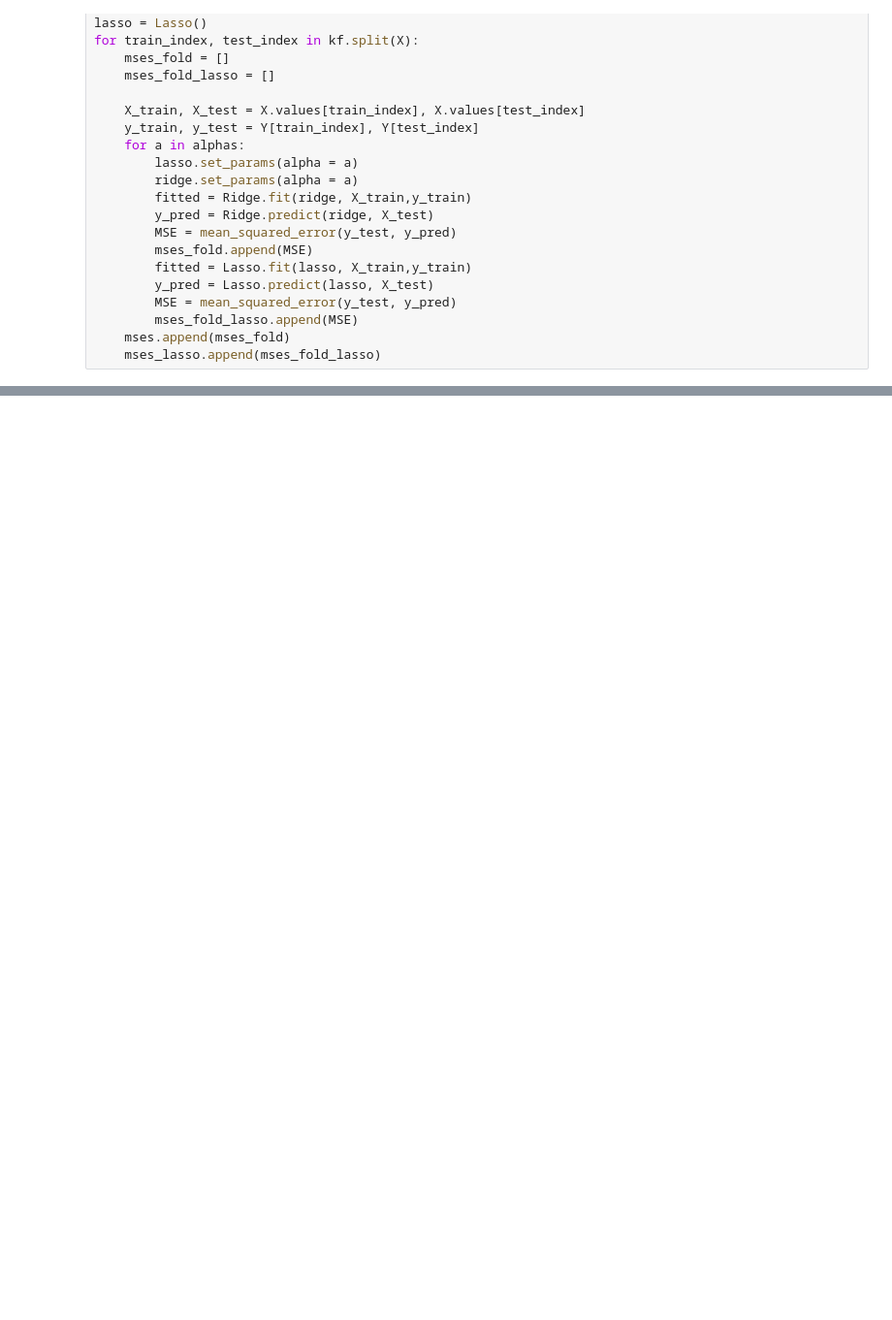
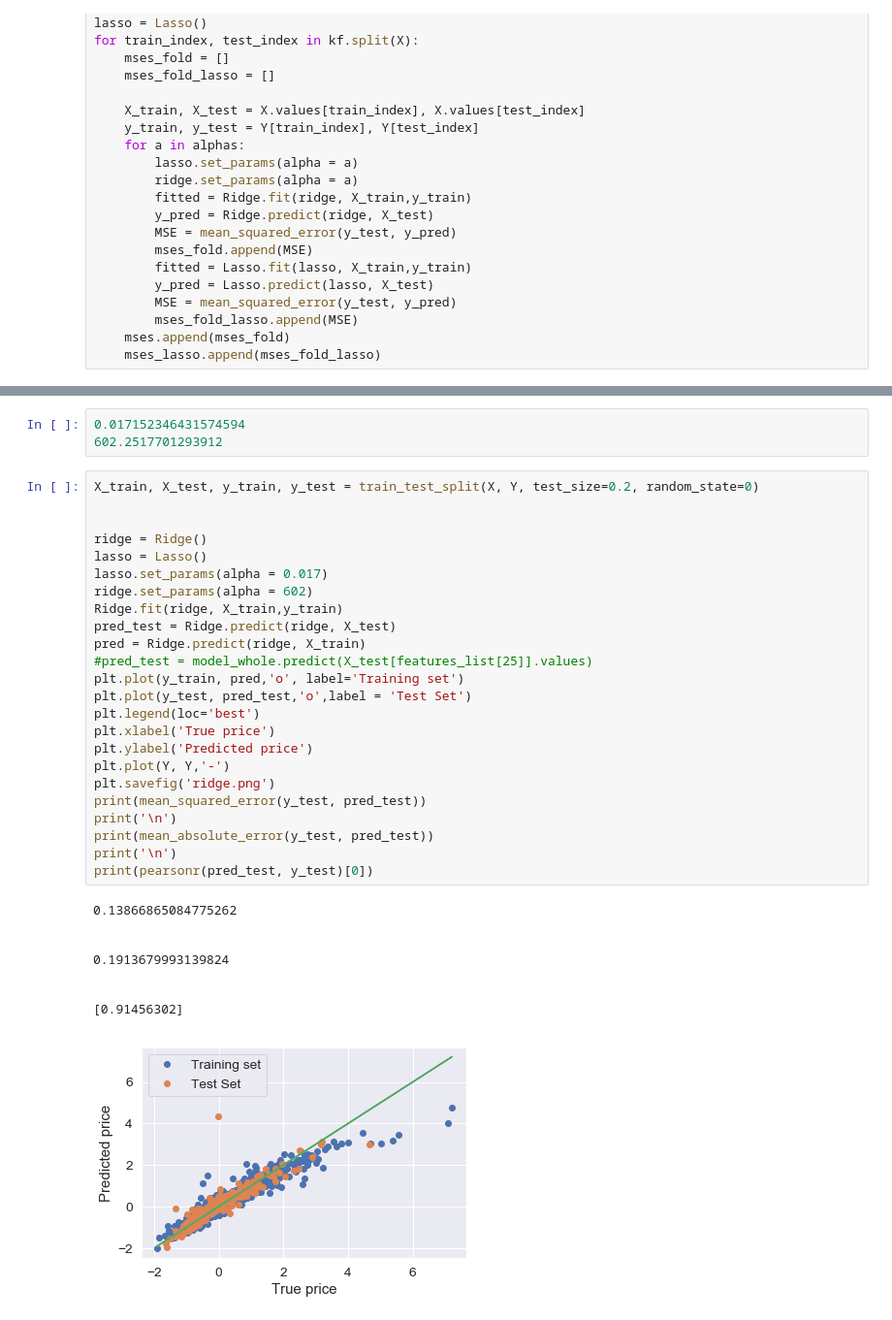
Before and after one commit to balintkaszas/houseprice, a Jupyter notebook: houseprice.ipynb, the cells around one changed output, grey strips where cells are left out. Shown at 97% size. Drawn from its saved outputs; the diff is of its cells as text; blank space fills up the shorter version.

```diff
--- a/houseprice.ipynb
+++ b/houseprice.ipynb
@@ -558,0 +610,36 @@ ModuleNotFoundError: No module named 'keras'
+# %%
+0.017152346431574594
+602.2517701293912
+# %%
+X_train, X_test, y_train, y_test = train_test_split(X, Y, test_size=0.2, random_state=0)
+
+
+ridge = Ridge()
+lasso = Lasso()
+lasso.set_params(alpha = 0.017)
+ridge.set_params(alpha = 602)
+Ridge.fit(ridge, X_train,y_train)
+pred_test = Ridge.predict(ridge, X_test)
+pred = Ridge.predict(ridge, X_train)
+#pred_test = model_whole.predict(X_test[features_list[25]].values)
+plt.plot(y_train, pred,'o', label='Training set')
+plt.plot(y_test, pred_test,'o',label = 'Test Set')
+plt.legend(loc='best')
+plt.xlabel('True price')
+plt.ylabel('Predicted price')
+plt.plot(Y, Y,'-')
+plt.savefig('ridge.png')
+print(mean_squared_error(y_test, pred_test))
+print('\n')
+print(mean_absolute_error(y_test, pred_test))
+print('\n')
+print(pearsonr(pred_test, y_test)[0])
+# %% [output]
+0.13866865084775262
+
+
+0.1913679993139824
+
+
+[0.91456302]
+[figure, added]
```
Also changed, not shown: parts of 28 cells of this notebook.
